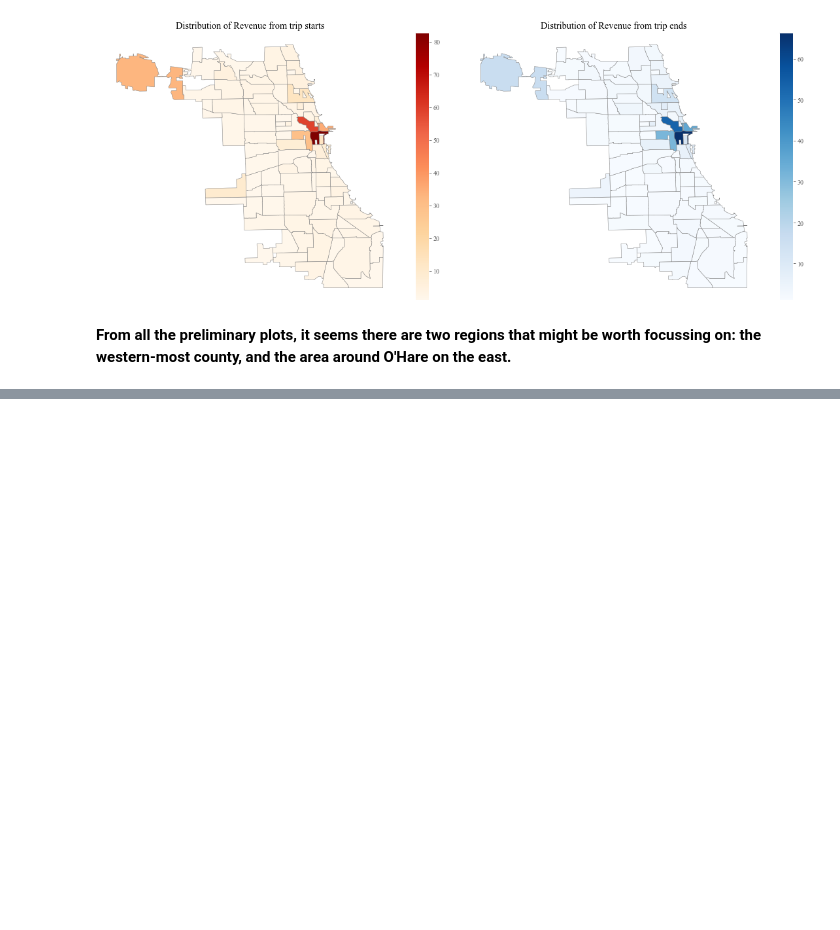
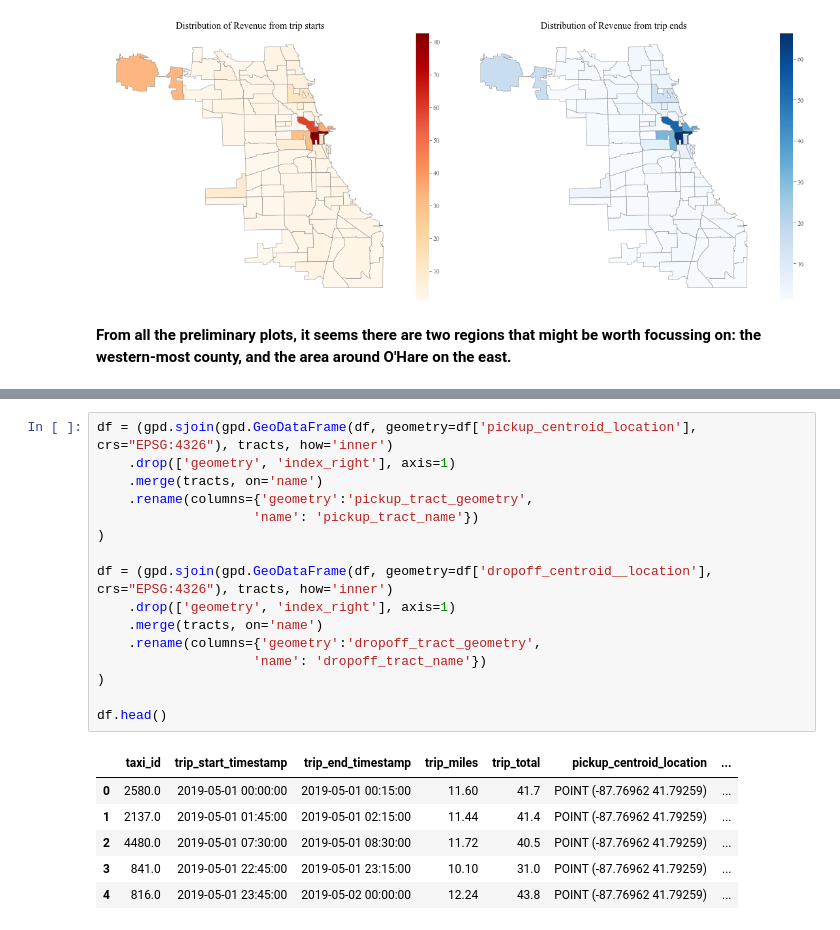
Before and after one commit to abhirup-ghosh/mobility_dataanalysis, a Jupyter notebook: notebooks/main.ipynb, the cells around one changed output, grey strips where cells are left out. Cells and saved outputs as stored; diff of their text form; blank space fills up the shorter version.

```diff
--- a/notebooks/main.ipynb
+++ b/notebooks/main.ipynb
@@ -523,0 +571,23 @@ plt.tight_layout()
+# %%
+df = (gpd.sjoin(gpd.GeoDataFrame(df, geometry=df['pickup_centroid_location'], crs="EPSG:4326"), tracts, how='inner')
+    .drop(['geometry', 'index_right'], axis=1)
+    .merge(tracts, on='name')
+    .rename(columns={'geometry':'pickup_tract_geometry',
+                    'name': 'pickup_tract_name'})
+)
+
+df = (gpd.sjoin(gpd.GeoDataFrame(df, geometry=df['dropoff_centroid__location'], crs="EPSG:4326"), tracts, how='inner')
+    .drop(['geometry', 'index_right'], axis=1)
+    .merge(tracts, on='name')
+    .rename(columns={'geometry':'dropoff_tract_geometry',
+                    'name': 'dropoff_tract_name'})
+)
+
+df.head()
+# %% [output]
+|  | taxi_id | trip_start_timestamp | trip_end_timestamp | trip_miles | trip_total | pickup_centroid_location | ... |
+| 0 | 2580.0 | 2019-05-01 00:00:00 | 2019-05-01 00:15:00 | 11.60 | 41.7 | POINT (-87.76962 41.79259) | ... |
+| 1 | 2137.0 | 2019-05-01 01:45:00 | 2019-05-01 02:15:00 | 11.44 | 41.4 | POINT (-87.76962 41.79259) | ... |
+| 2 | 4480.0 | 2019-05-01 07:30:00 | 2019-05-01 08:30:00 | 11.72 | 40.5 | POINT (-87.76962 41.79259) | ... |
+| 3 | 841.0 | 2019-05-01 22:45:00 | 2019-05-01 23:15:00 | 10.10 | 31.0 | POINT (-87.76962 41.79259) | ... |
+| 4 | 816.0 | 2019-05-01 23:45:00 | 2019-05-02 00:00:00 | 12.24 | 43.8 | POINT (-87.76962 41.79259) | ... |
```
Also changed, not shown: parts of 4 cells of this notebook.
